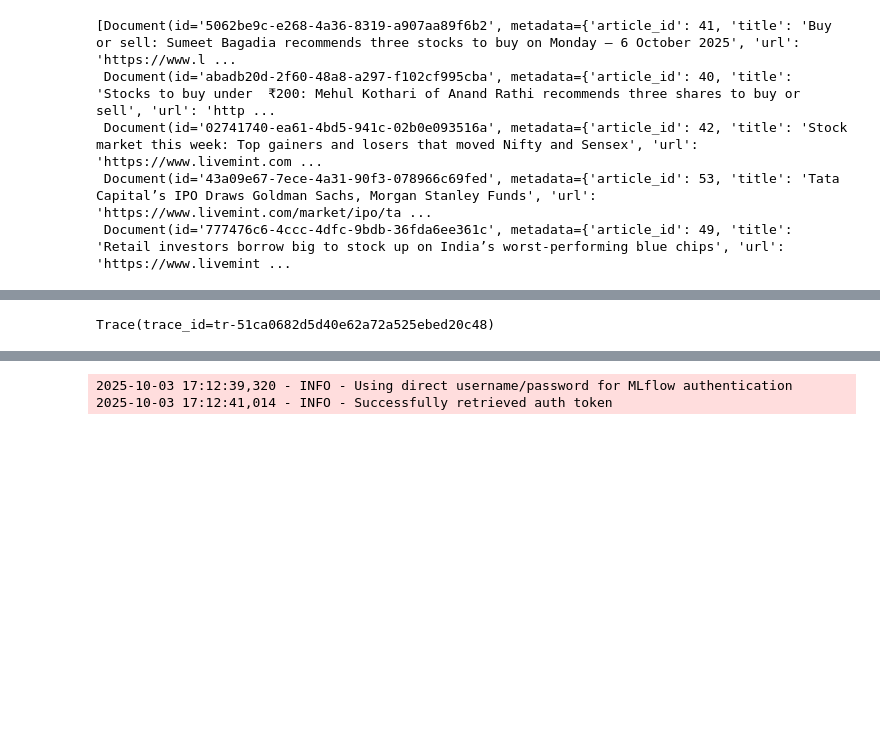
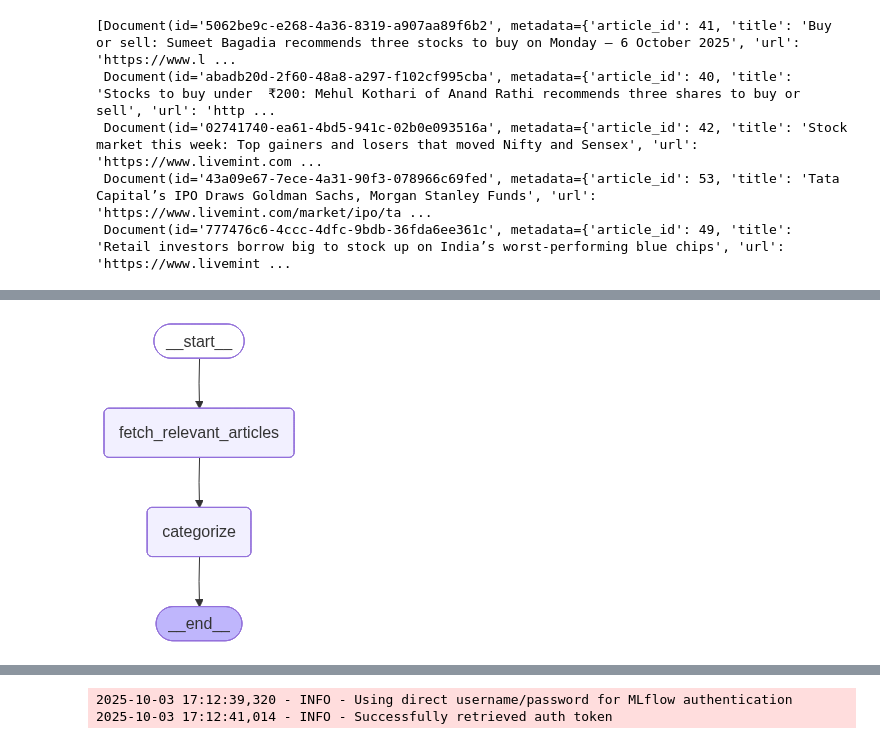
Before and after one commit to dhirajdj30/News-Trust-Agent, a Jupyter notebook: notebook.ipynb, the cells around one changed output, grey strips where cells are left out. Drawn from its saved outputs; the diff is of its cells as text; code cells hidden in the pictures; blank space fills up the shorter version.

```diff
--- a/notebook.ipynb
+++ b/notebook.ipynb
@@ -27,36 +26,74 @@ fetch_relevant_articles("give me top 5 stocks to buy")
  Document(id='43a09e67-7ece-4a31-90f3-078966c69fed', metadata={'article_id': 53, 'title': 'Tata Capital’s IPO Draws Goldman Sachs, Morgan Stanley Funds', 'url': 'https://www.livemint.com/market/ipo/ta ...
  Document(id='777476c6-4ccc-4dfc-9bdb-36fda6ee361c', metadata={'article_id': 49, 'title': 'Retail investors borrow big to stock up on India’s worst-performing blue chips', 'url': 'https://www.livemint ...
 # %%
+# from langgraph.graph import StateGraph, START, END, MessagesState
+# from agents.fetch_article import fetch_relevant_articles
+# from agents.categorizer import categorize_node
+# from IPython.display import Image, display
+
+
+# class State(MessagesState):
+#     article_id: int
+#     query: str = "give me top 5 stocks to buy"
+#     title: str
+#     content: str
+#     summary: str = ""  # optional field
+
+
+# if __name__ == "__main__":
+
+#     # Step 2: build LangGraph workflow
+#     graph = StateGraph(State)
+#     graph.add_node("fetch_relevent_articles", fetch_relevant_articles)
+#     graph.add_node("categorize", categorize_node)
+#     graph.add_edge(START, "fetch_relevent_articles")
+#     graph.add_edge("fetch_relevent_articles", "categorize")
+#     graph.add_edge("categorize", END)
+
+#     graph = graph.compile()
+#     display(Image(graph.get_graph().draw_mermaid_png()))
+
 from langgraph.graph import StateGraph, START, END, MessagesState
 from agents.fetch_article import fetch_relevant_articles
 from agents.categorizer import categorize_node
+from IPython.display import Image, display
+from mlflow_client import mlflow_client
+
+mlflow_client()
 
 
+# ✅ Define shared state model
 class State(MessagesState):
-    article_id: int
-    title: str
-    content: str
-    summary: str = ""  # optional field
+    article_id: int | None = None
+    query: str = "give me top 5 stocks to buy"
+    title: str | None = None
+    content: str | None = None
+    summary: str = ""
+    category: str | None = None
+    confidence: float | None = None
 
 
 if __name__ == "__main__":
+    print("🚀 Building LangGraph workflow...")
 
-    # Step 2: build LangGraph workflow
+    # ✅ Step 1: Build the graph structure
     graph = StateGraph(State)
-    graph.add_node("fetch_relevent_articles", fetch_relevant_articles)
+
+    # Add nodes (functions)
+    graph.add_node("fetch_relevant_articles", fetch_relevant_articles)
     graph.add_node("categorize", categorize_node)
-    graph.add_edge(START, "categorize")
+
+    # Define edges (workflow order)
+    graph.add_edge(START, "fetch_relevant_articles")
+    graph.add_edge("fetch_relevant_articles", "categorize")
     graph.add_edge("categorize", END)
 
+    # ✅ Step 2: Compile graph
     graph = graph.compile()
 
-    # Step 3: run categorization
-    state = State(
-        article_id=article_id,
-        title="Heavy rains expected to boost umbrella sales in Mumbai",
-        content="Analysts suggest seasonal demand will drive short-term stock gains for umbrella companies."
-    )
-
-    result = graph.invoke(state, start="categorize")
-    print("✅ Categorization Result:", result)
+    # Optional visualization (if in Jupyter or IPython)
+    try:
+        display(Image(graph.get_graph().draw_mermaid_png()))
+    except Exception:
+        pass
 # %% [output]
@@ -78 +101 @@ Seasonal
-Trace(trace_id=tr-51ca0682d5d40e62a72a525ebed20c48)
+[figure, added]
```
Also changed, not shown: parts of 7 cells of this notebook, 7 other files.
